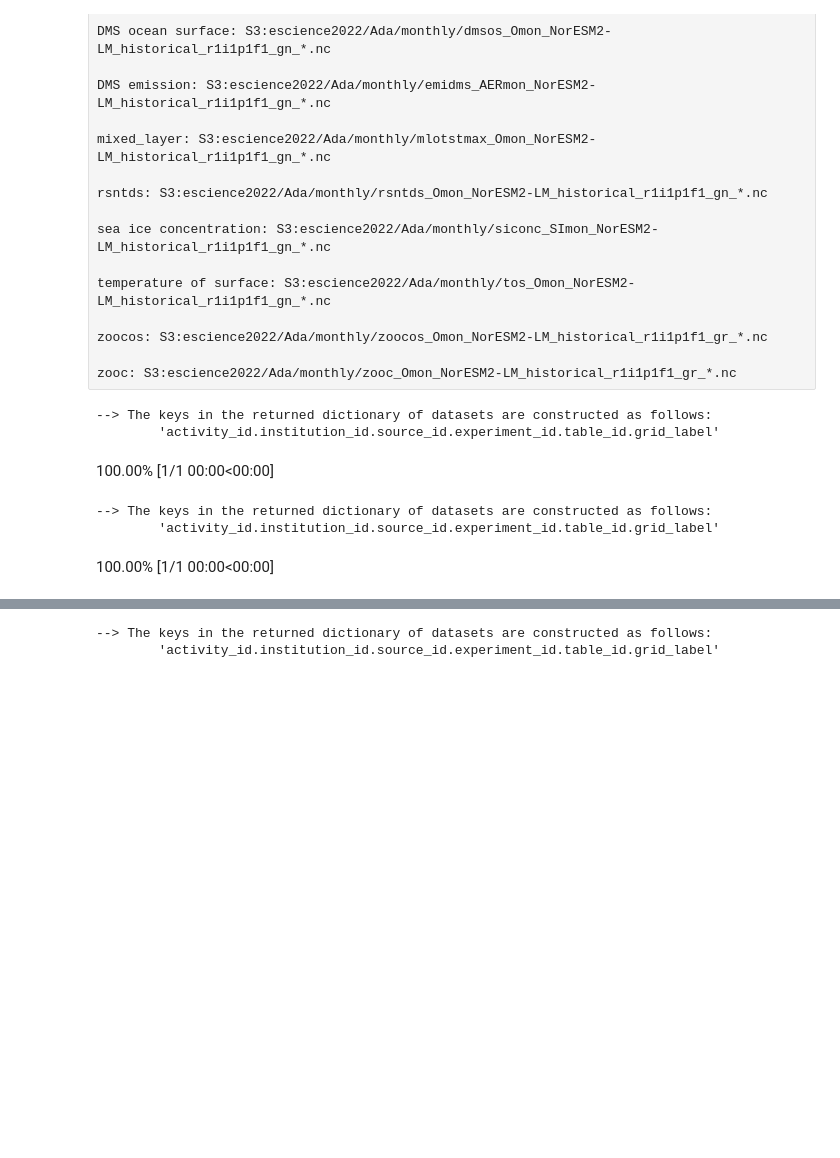
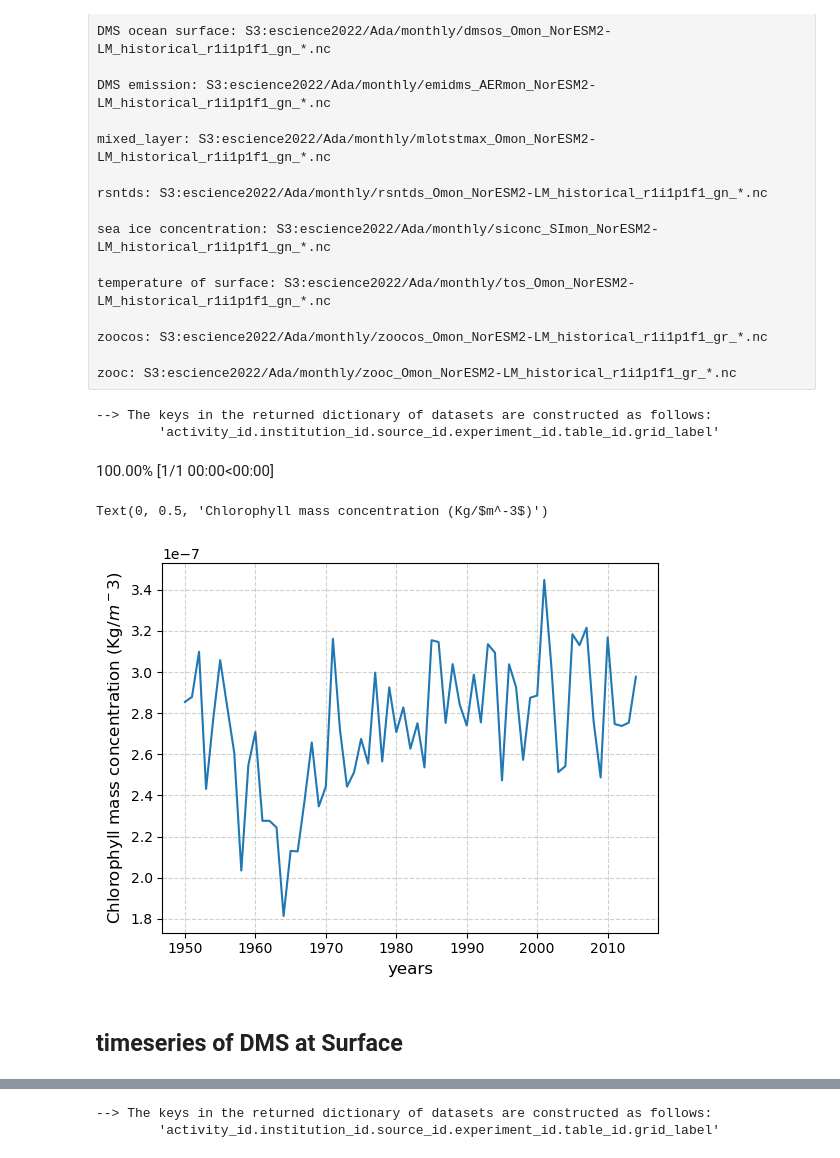
Before and after one commit to eScience-course/Tjaernoe2022-group6, a Jupyter notebook: notebooks/Rahul/sea_ice_DMS.ipynb, the cells around one changed output, grey strips where cells are left out. Saved outputs shown, nothing was run; the diff lists cells and outputs as text; code cells hidden in the pictures; blank space fills up the shorter version.

```diff
--- a/notebooks/Rahul/sea_ice_DMS.ipynb
+++ b/notebooks/Rahul/sea_ice_DMS.ipynb
@@ -40,42 +41,26 @@ zooc: S3:escience2022/Ada/monthly/zooc_Omon_NorESM2-LM_historical_r1i1p1f1_gr_*.
 # %%
 min_lat= 65.9
 max_lat= 81.9
 min_lon= 16.6
 max_lon= 68.6
-var1='chlos'
-var2='zooc'
+var='chlos'
 cel_type='areacello'
 model= 'NorESM2-LM'
 
-files_dir1='/escience2022/Ada/monthly/chlos_Omon_NorESM2-LM_historical_r1i1p1f1_gn_*.nc'
-files_dir2='/escience2022/Ada/monthly/zooc_Omon_NorESM2-LM_historical_r1i1p1f1_gr_*.nc'
+files_dir='/escience2022/Ada/monthly/chlos_Omon_NorESM2-LM_historical_r1i1p1f1_gn*.nc'
 
-inp_chlos=[files_dir1,model,min_lat,max_lat,min_lon,max_lon,var1,cel_type]
-inp_zoo=[files_dir2,model,min_lat,max_lat,min_lon,max_lon,var2,cel_type]
+inp_dms=[files_dir,model,min_lat,max_lat,min_lon,max_lon,var,cel_type]
 
+BSDMS=md.regional_average(inp_dms)
 
-BSchlos=md.regional_average(inp_chlos)
-BSzoo=md.regional_average(inp_zoo)
-
-fig=plt.figure()
-ax=fig.add_subplot()
-
-BSchlos.plot(x='year',ax=ax,color='tab:blue',label='Cholorophyll')
-ax1= ax.twinx()
-BSzoo.plot(x='year',ax=ax1,color='tab:orange',label='Zooplankton')
-
+BSDMS.plot(x='year')
 plt.title('')
 plt.grid('True',alpha=0.6,linestyle='--')
 plt.xlabel('years',fontsize=12)
-ax.set_ylabel('Cholorophyll mass concentration ($kg/m^3$)',fontsize=9)
-ax1.set_ylabel('Zooplankton carbon concentration',fontsize=9)
-ax.legend(fontsize=12,loc=(0.4,0.8))
-ax1.legend(fontsize=12,loc=(0.4,0.7))
-plt.savefig('plots/chlos_and_zooplankton_timeseries.png',dpi=500)
+plt.ylabel('Chlorophyll mass concentration (Kg/$m^-3$)',fontsize=12)
 # %% [output]
 --> The keys in the returned dictionary of datasets are constructed as follows:
         'activity_id.institution_id.source_id.experiment_id.table_id.grid_label'
 100.00% [1/1 00:00<00:00]
---> The keys in the returned dictionary of datasets are constructed as follows:
-        'activity_id.institution_id.source_id.experiment_id.table_id.grid_label'
+Text(0, 0.5, 'Chlorophyll mass concentration (Kg/$m^-3$)')
-100.00% [1/1 00:00<00:00]
+[figure, added]
@@ -84,3 +67,5 @@ plt.savefig('plots/chlos_and_zooplankton_timeseries.png',dpi=500)
+# %% [markdown]
+## timeseries of DMS at Surface
 # %%
 min_lat= 65.9
 max_lat= 81.9
```
Also changed, not shown: parts of 22 cells of this notebook.
